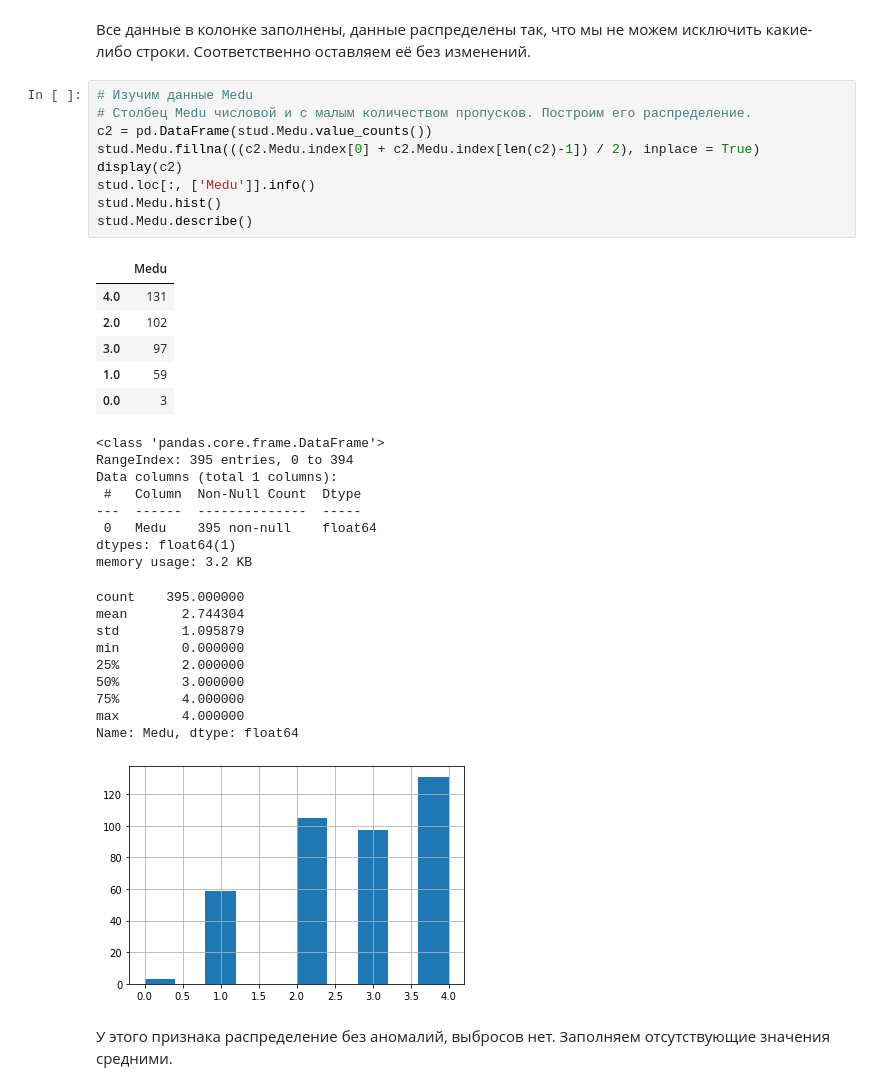
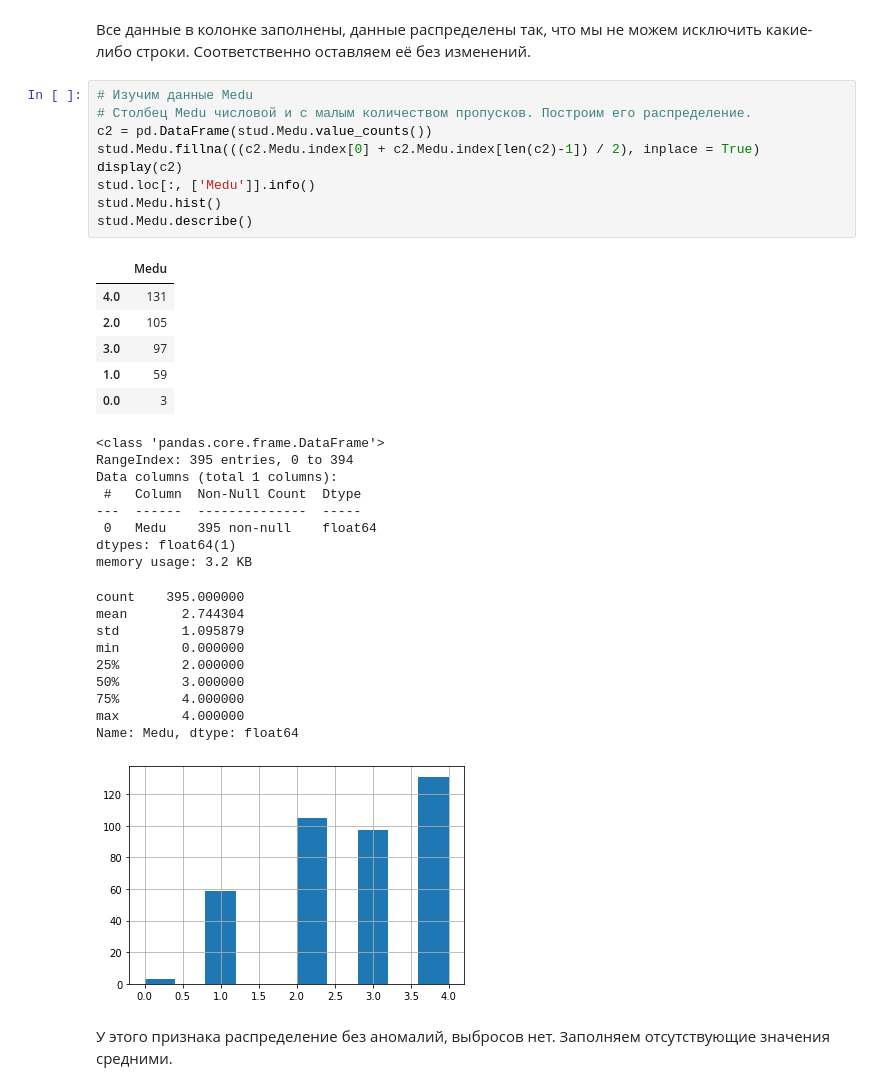
Before and after one commit to lermontoff123/Projekts, a Jupyter notebook: 3. Analyst/Analys.ipynb, the cells around one changed output. Cells and saved outputs as stored; diff of their text form.

```diff
--- a/3. Analyst/Analys.ipynb
+++ b/3. Analyst/Analys.ipynb
@@ -257,16 +257,16 @@ None
 # %%
 # Изучим данные Medu
 # Столбец Medu числовой и c малым количеством пропусков. Построим его распределение.
 c2 = pd.DataFrame(stud.Medu.value_counts())
 stud.Medu.fillna(((c2.Medu.index[0] + c2.Medu.index[len(c2)-1]) / 2), inplace = True)
-display(с2)
+display(c2)
 stud.loc[:, ['Medu']].info()
 stud.Medu.hist()
 stud.Medu.describe()
 # %% [output]
 |  | Medu |
 | 4.0 | 131 |
-| 2.0 | 102 |
+| 2.0 | 105 |
 | 3.0 | 97 |
 | 1.0 | 59 |
 | 0.0 | 3 |
```
Also changed, not shown: parts of 1 cell of this notebook.
